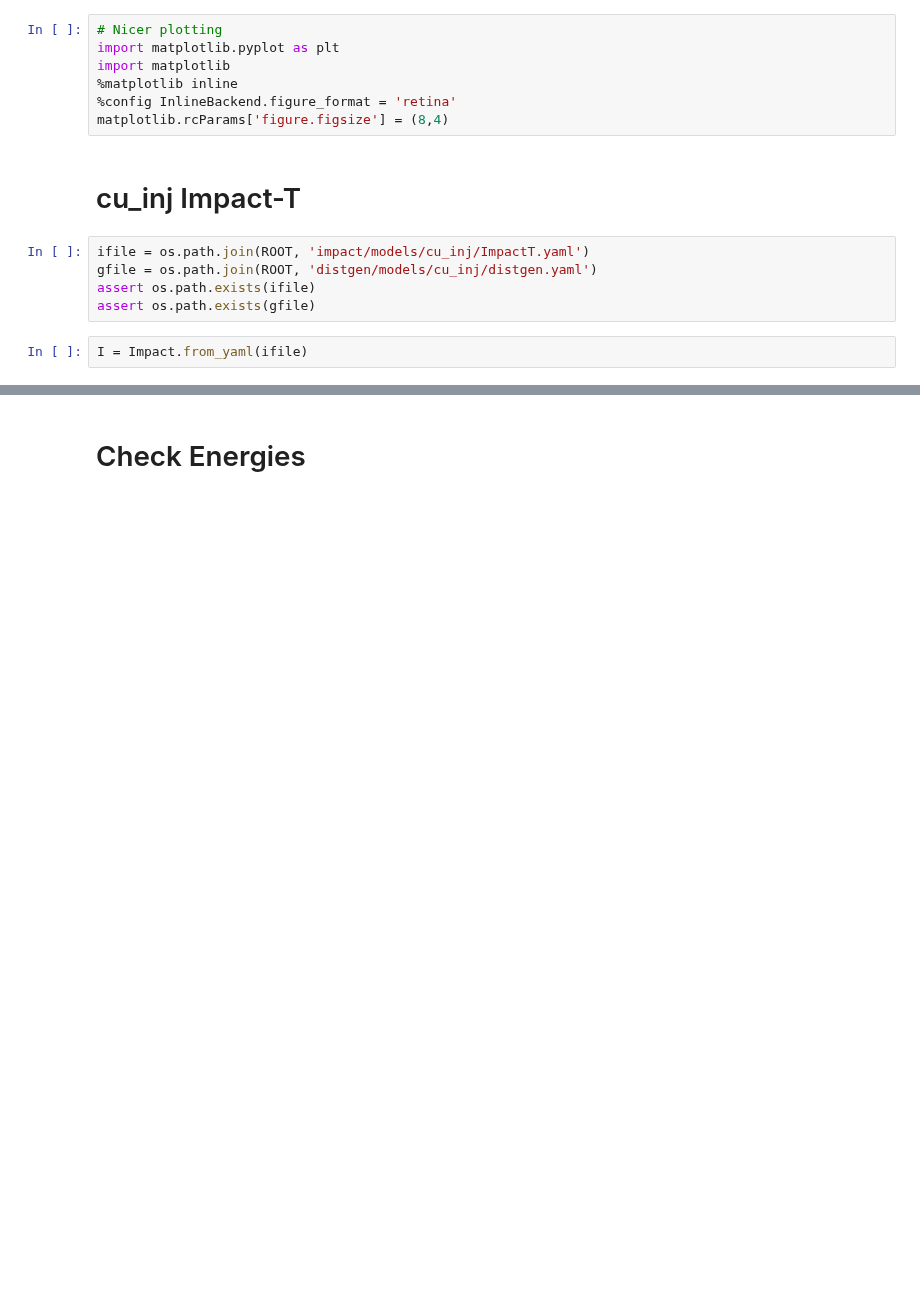
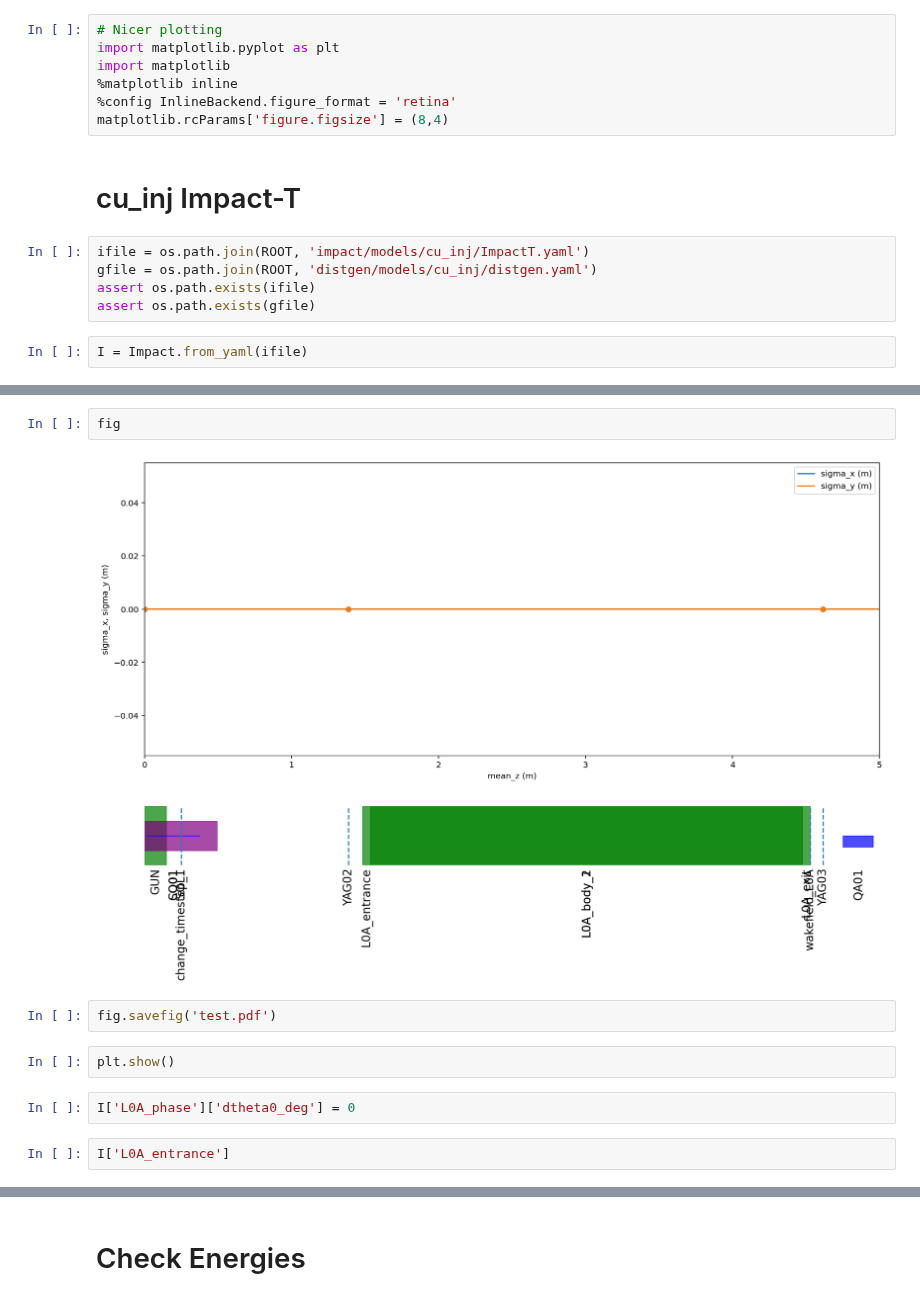
Before and after one commit to slaclab/lcls-lattice, a Jupyter notebook: impact/models/cu_inj/impact_cu_inj.ipynb, the cells around one changed output, grey strips where cells are left out. Drawn from its saved outputs; the diff is of its cells as text; blank space fills up the shorter version.

```diff
--- a/impact/models/cu_inj/impact_cu_inj.ipynb
+++ b/impact/models/cu_inj/impact_cu_inj.ipynb
@@ -27,3 +40,15 @@ I = Impact.from_yaml(ifile)
+# %%
+fig
+# %% [output]
+[figure, added]
+# %%
+fig.savefig('test.pdf')
+# %%
+plt.show()
+# %%
+I['L0A_phase']['dtheta0_deg'] = 0
+# %%
+I['L0A_entrance']
 # %%
 for ele in I.lattice:
     if ele['type'] != 'quadrupole':
```
Also changed, not shown: parts of 26 cells of this notebook, 4 other files.
